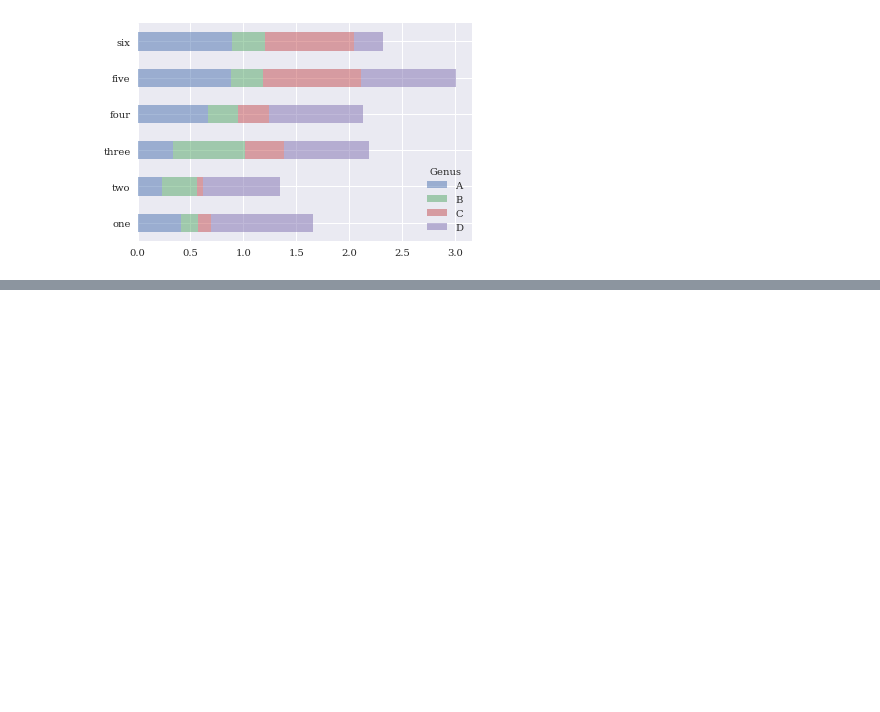
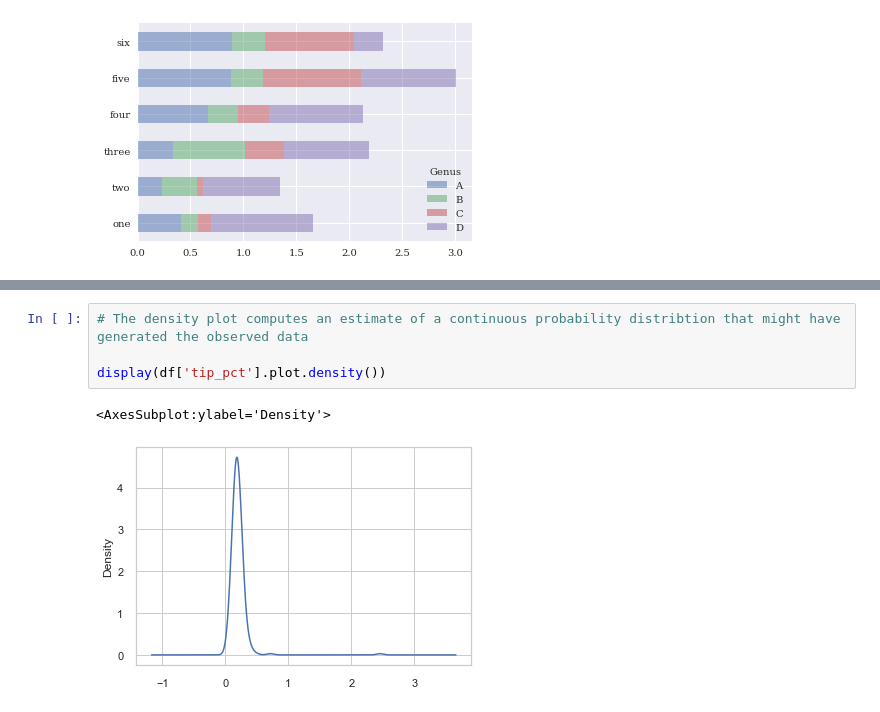
Before and after one commit to MuayThaiLegz/Py_DataAnalysis, a Jupyter notebook: PyForDataAnalysis_9.ipynb, the cells around one changed output, grey strips where cells are left out. Saved outputs shown, nothing was run; the diff lists cells and outputs as text; blank space fills up the shorter version.

```diff
--- a/PyForDataAnalysis_9.ipynb
+++ b/PyForDataAnalysis_9.ipynb
@@ -150,0 +232,7 @@ s.value_counts().plot.bar()
+# %%
+# The density plot computes an estimate of a continuous probability distribtion that might have generated the observed data
+
+display(df['tip_pct'].plot.density())
+# %% [output]
+<AxesSubplot:ylabel='Density'>
+[figure, added]
```
Also changed, not shown: parts of 8 cells of this notebook.
